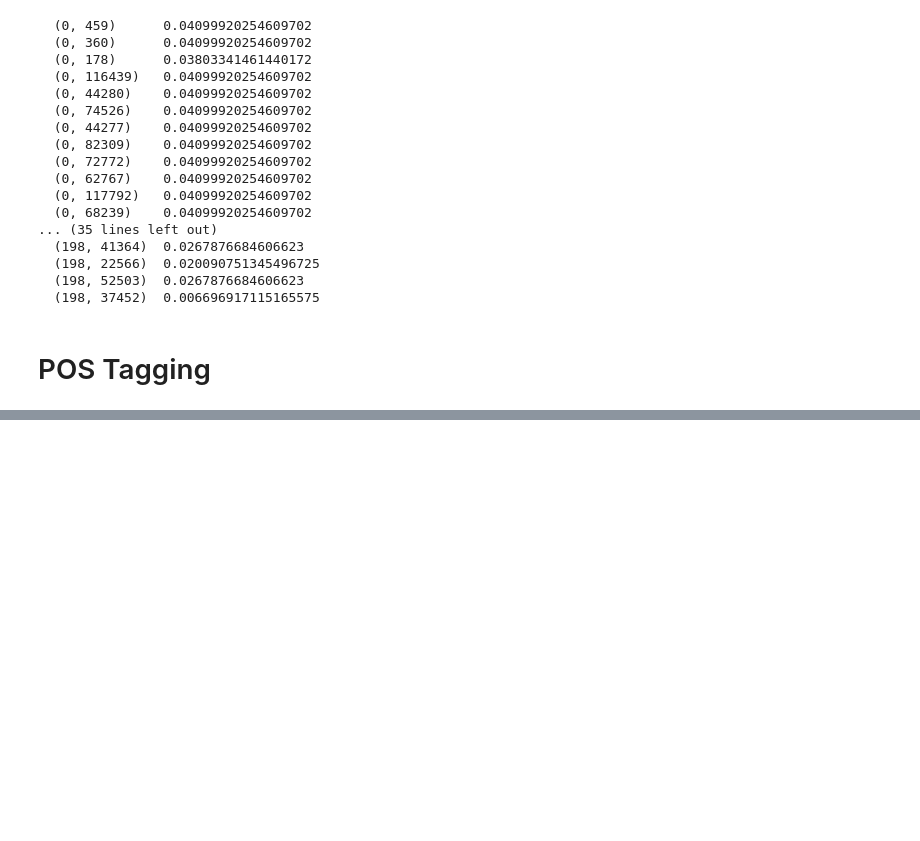
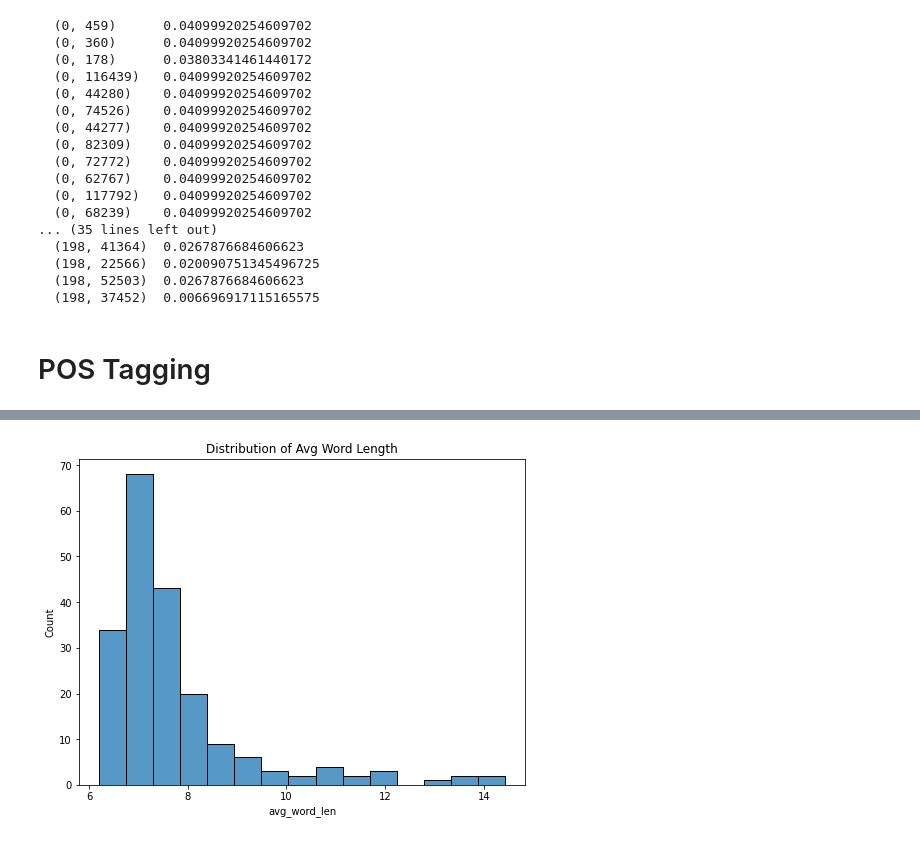
Before and after one commit to zyadalazazi/resume_extraction_team_zeros, a Jupyter notebook: NER - Resume Extraction.ipynb, the cells around one changed output, grey strips where cells are left out. Cells and saved outputs as stored; diff of their text form; code cells hidden in the pictures; blank space fills up the shorter version.

```diff
--- a/NER - Resume Extraction.ipynb
+++ b/NER - Resume Extraction.ipynb
@@ -387,0 +420,13 @@ year NOUN
+# %%
+def get_avg_word_len(x):
+  words = x.split()
+  word_len = 0
+  for word in words:
+    word_len += len(word)
+  return word_len / len(words)
+# %%
+clean_resumes['avg_word_len'] = clean_resumes['content'].apply(lambda x: get_avg_word_len(x))
+# %%
+clean_resumes['content_len'] = clean_resumes['content'].apply(lambda x: len(x))
+# %%
+clean_resumes['word_count'] = clean_resumes['content'].apply(lambda x: len(x.split()))
@@ -387,0 +442,7 @@ year NOUN
+# %%
+plt.figure(figsize=(8, 6))
+sns.histplot(clean_resumes['avg_word_len'], bins=15);
+plt.title('Distribution of Avg Word Length')
+plt.show()
+# %% [output]
+[figure, added]
```
Also changed, not shown: parts of 39 cells of this notebook.
